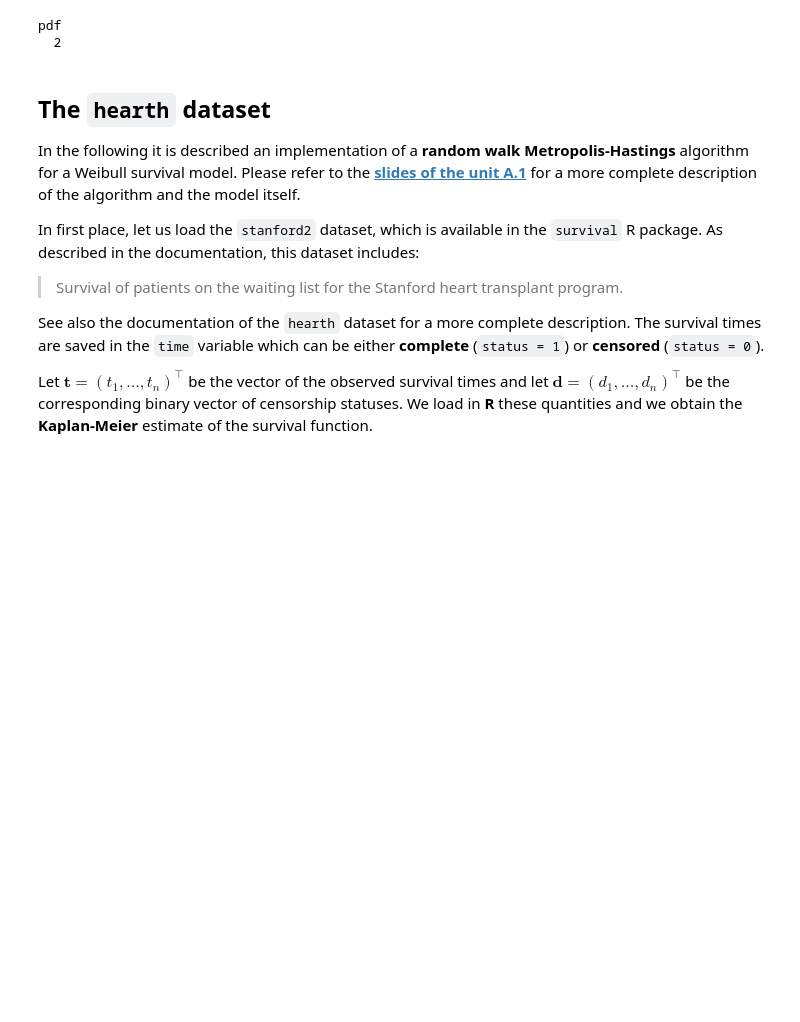
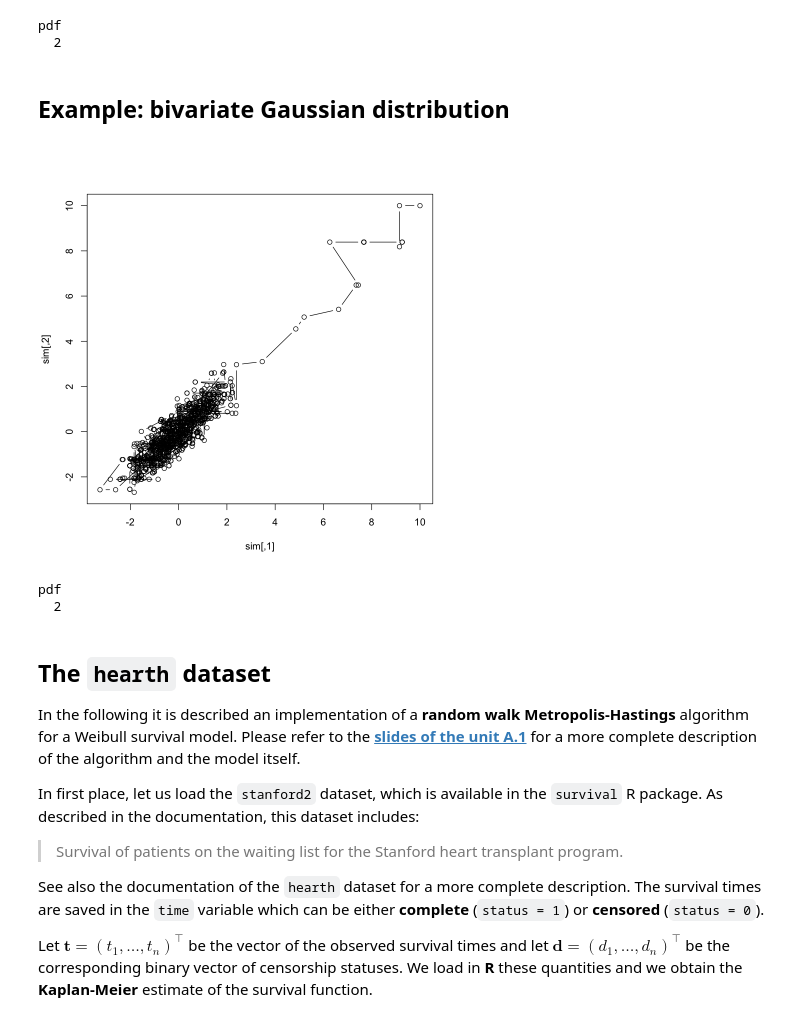
Before and after one commit to tommasorigon/CompStat, a Jupyter notebook: notebook/un_A1.ipynb, the cells around one changed output. Saved outputs shown, nothing was run; the diff lists cells and outputs as text; code cells hidden in the pictures; blank space fills up the shorter version.

```diff
--- a/notebook/un_A1.ipynb
+++ b/notebook/un_A1.ipynb
@@ -181,6 +181,44 @@ dev.off()
 # %% [output]
 pdf
   2
+# %% [markdown]
+## Example: bivariate Gaussian distribution
+# %%
+dbvnorm <- function(x, rho) {
+    exp(-(x[1]^2 - 2 * rho * x[1] * x[2] + x[2]^2) / (2 * (1 - rho^2)))
+}
+# %%
+bvnorm_mcmc <- function(R, rho, ep, x0) {
+    out <- matrix(0, R + 1, 2)
+    out[1, ] <- x0
+    x <- x0
+    for(r in 1:R){
+        for(j in 1:2){
+            xs <- x
+            xs[j] <- x[j] + runif(1, -ep[j], ep[j])
+            alpha <- min(dbvnorm(xs, rho) / dbvnorm(x, rho), 1) # Acceptance probability
+            accept <- rbinom(1, size = 1, prob = alpha) # Acceptance / rejection step
+            if(accept == 1) {
+                x[j] <- xs[j]
+            }
+        }
+        out[r + 1, ] <- x
+    }
+    out
+}
+# %%
+set.seed(123)
+sim <- bvnorm_mcmc(1000, rho = 0.85, ep = c(2, 2), x0 = c(10, 10))
+plot(sim, type = "b")
+# %% [output]
+[figure, added]
+# %%
+pdf("biv_gauss.pdf", width = 10, height = 6)
+plot(sim, type = "b")
+dev.off()
+# %% [output]
+pdf
+  2
 # %% [markdown]
 ## The `hearth` dataset
 
```
Also changed, not shown: parts of 16 cells of this notebook, 2 other files.
